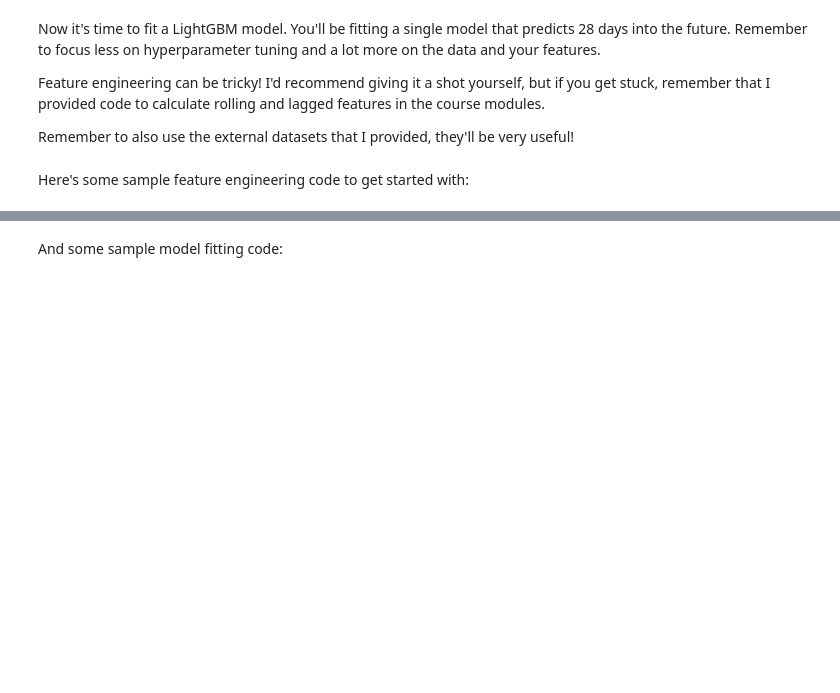
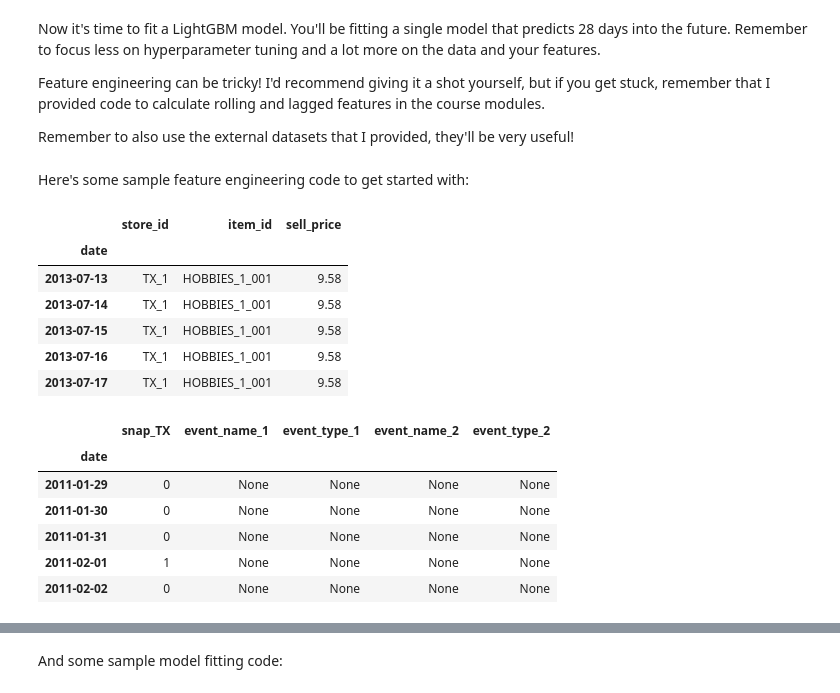
Before and after one commit to eliekawerk/corise-ml-forecasting, a Jupyter notebook: project_2.ipynb, the cells around one changed output, grey strips where cells are left out. Saved outputs shown, nothing was run; the diff lists cells and outputs as text; code cells hidden in the pictures; blank space fills up the shorter version.

```diff
--- a/project_2.ipynb
+++ b/project_2.ipynb
@@ -276,0 +253,21 @@ def feature_engineering(df):
+# %%
+prices_df = pd.read_parquet('./00_project_2/project_2_data/prices.parquet')
+events_df = pd.read_parquet('./00_project_2/project_2_data/calendar.parquet')
+
+display(prices_df.head())
+display(events_df.head())
+# %% [output]
+|  | store_id | item_id | sell_price |
+| date |  |  |  |
+| 2013-07-13 | TX_1 | HOBBIES_1_001 | 9.58 |
+| 2013-07-14 | TX_1 | HOBBIES_1_001 | 9.58 |
+| 2013-07-15 | TX_1 | HOBBIES_1_001 | 9.58 |
+| 2013-07-16 | TX_1 | HOBBIES_1_001 | 9.58 |
+| 2013-07-17 | TX_1 | HOBBIES_1_001 | 9.58 |
+|  | snap_TX | event_name_1 | event_type_1 | event_name_2 | event_type_2 |
+| date |  |  |  |  |  |
+| 2011-01-29 | 0 | None | None | None | None |
+| 2011-01-30 | 0 | None | None | None | None |
+| 2011-01-31 | 0 | None | None | None | None |
+| 2011-02-01 | 1 | None | None | None | None |
+| 2011-02-02 | 0 | None | None | None | None |
```
Also changed, not shown: parts of 18 cells of this notebook.
